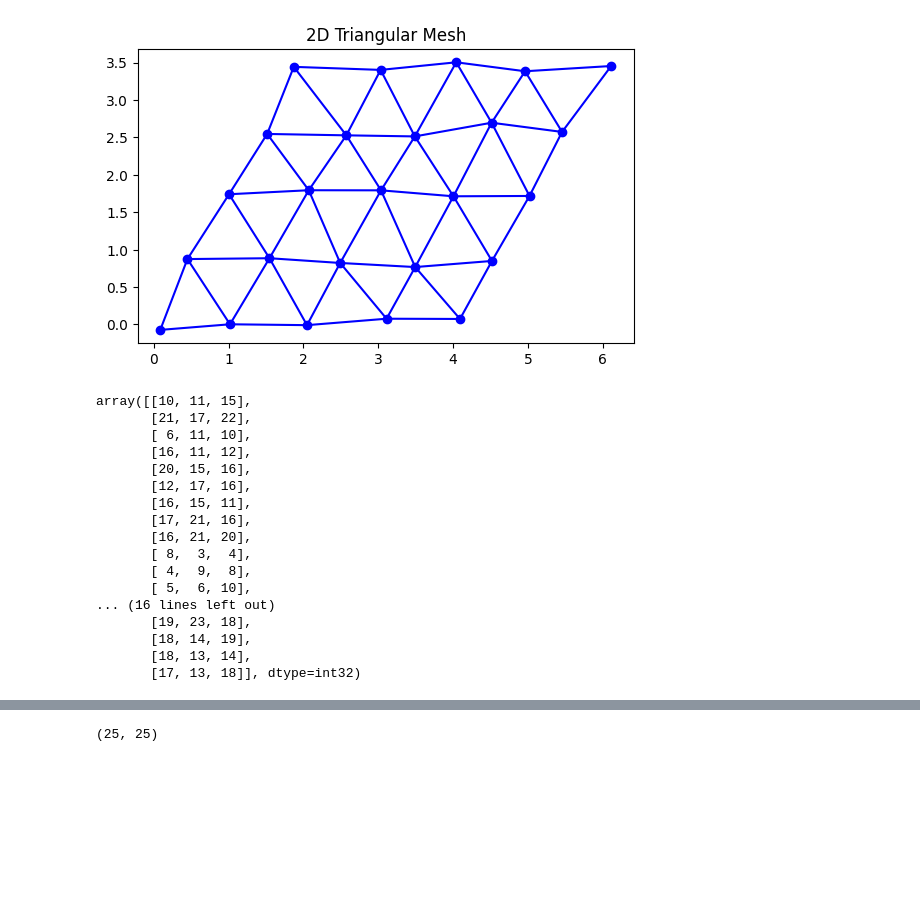
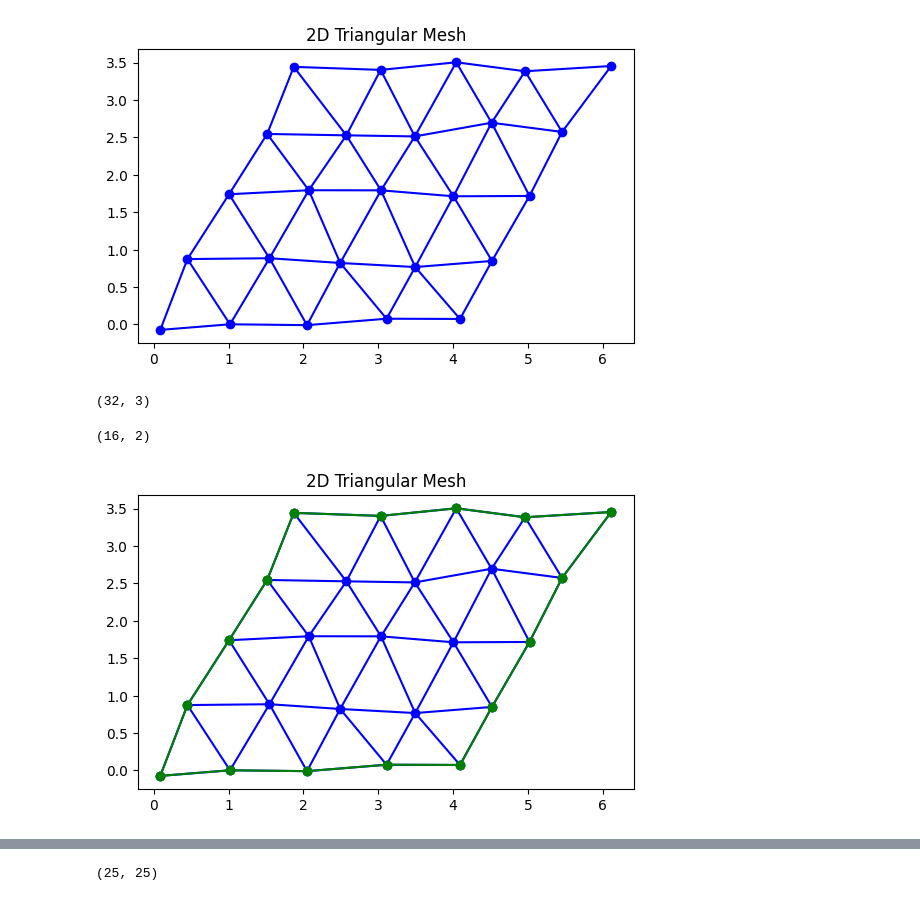
Before and after one commit to gyakusu/Mophing, a Jupyter notebook: python/BijectiveMaps.ipynb, the cells around one changed output, grey strips where cells are left out. Saved outputs shown, nothing was run; the diff lists cells and outputs as text; code cells hidden in the pictures; blank space fills up the shorter version.

```diff
--- a/python/BijectiveMaps.ipynb
+++ b/python/BijectiveMaps.ipynb
@@ -37,22 +36,10 @@ plotTriangularMesh(triang)
 # %% [output]
 [figure]
 # %%
-triang.triangles
+triang.triangles.shape
 # %% [output]
-array([[10, 11, 15],
-       [21, 17, 22],
-       [ 6, 11, 10],
-       [16, 11, 12],
-       [20, 15, 16],
-       [12, 17, 16],
-       [16, 15, 11],
-       [17, 21, 16],
-       [16, 21, 20],
-       [ 8,  3,  4],
-       [ 4,  9,  8],
-       [ 5,  6, 10],
-... (16 lines left out)
-       [19, 23, 18],
-       [18, 14, 19],
-       [18, 13, 14],
-       [17, 13, 18]], dtype=int32)
+(32, 3)
+# %%
+tri = triang.triangles
+trix = triang.x
+triy = triang.y
@@ -59 +48,27 @@ array([[10, 11, 15],
+# %%
+outer_edges = []
+
+for edge in triang.edges:
+    count = 0
+    for triangle in triang.triangles:
+        if edge[0] in triangle and edge[1] in triangle:
+            count += 1
+    if count == 1:
+        outer_edges.append(edge)
+
+outer_edges = np.array(outer_edges)
+outer_edges.shape
+# %% [output]
+(16, 2)
+# %%
+plotTriangularMesh(triang)
+
+for i in range(outer_edges.shape[0]):
+    x_coords = trix[outer_edges[i, :]]
+    y_coords = triy[outer_edges[i, :]]
+    plt.plot(x_coords, y_coords, 'go-')
+
+plt.show()
+# %% [output]
+[figure, added]
 # %% [markdown]
```
Also changed, not shown: parts of 16 cells of this notebook, 3 other files.
